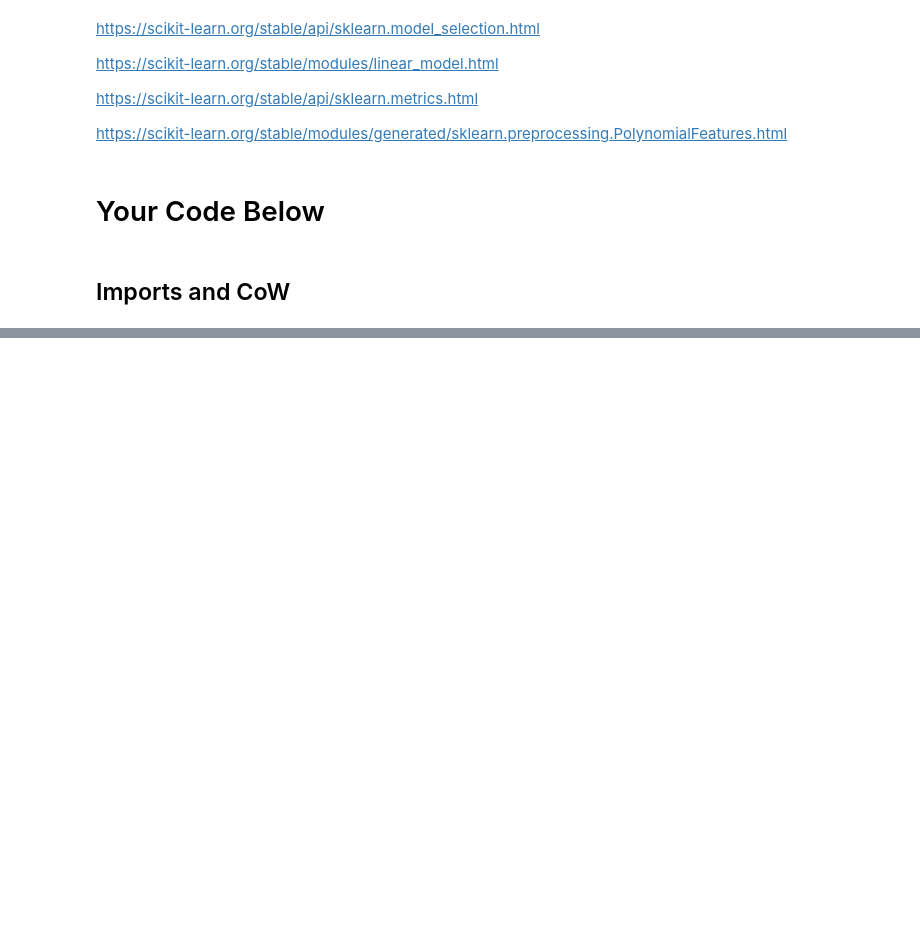
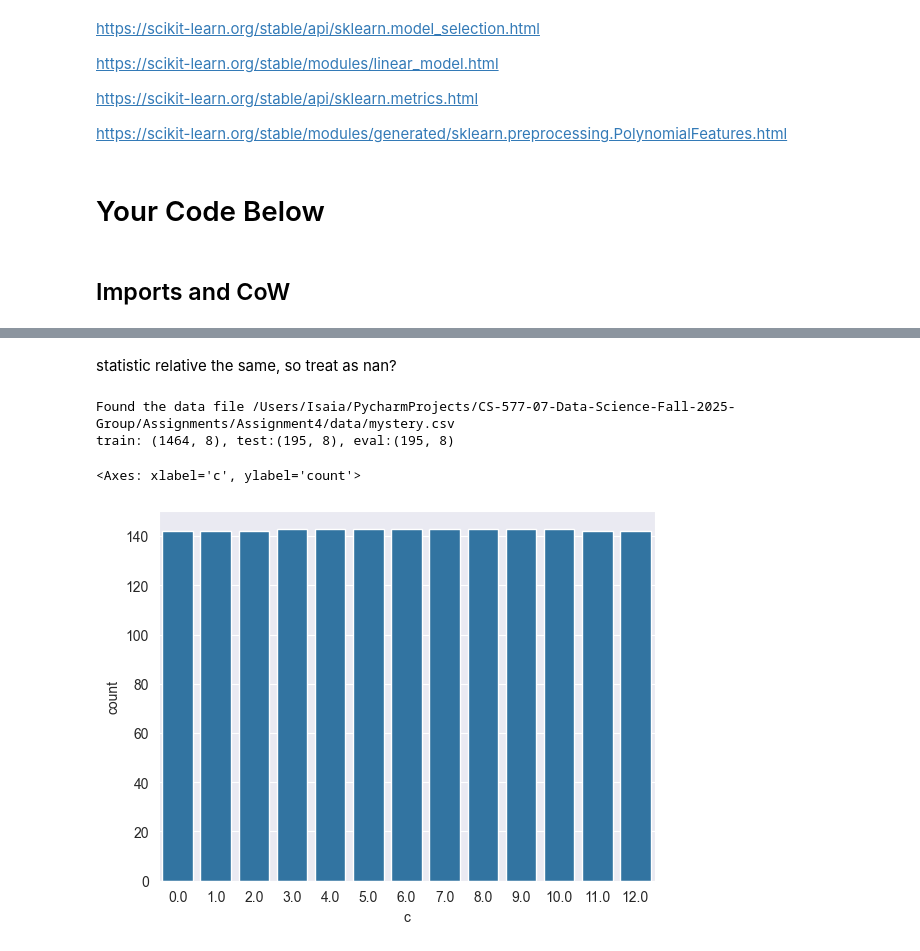
Before and after one commit to ipacheco9311/CS-577-07-Data-Science-Fall-2025-Group, a Jupyter notebook: Assignments/Assignment4/src/assignment4.ipynb, the cells around one changed output, grey strips where cells are left out. Saved outputs shown, nothing was run; the diff lists cells and outputs as text; code cells hidden in the pictures; blank space fills up the shorter version.

```diff
--- a/Assignments/Assignment4/src/assignment4.ipynb
+++ b/Assignments/Assignment4/src/assignment4.ipynb
@@ -61,2 +63,12 @@ You must read in the given data file using relative paths, as shown in previous
 # %%
 # Read in the data file (using relative paths for reproducibility). It should be able to download your notebook, put it in the src folder of my project folder, and run it without changing anything.
+def read_csv(file, **kwargs):
+    cwd = Path.cwd()
+    assignment2 = cwd.parent
+    data = assignment2.joinpath('data')
+    path = data.joinpath(file)
+    if path.exists():
+        print(f'Found the data file {path}')
+    else:
+        raise Exception('Could not find that file', path)
+    return pd.read_csv(path, **kwargs)
@@ -62,0 +148,15 @@ You must read in the given data file using relative paths, as shown in previous
+# %% [markdown]
+statistic relative the same, so treat as nan?
+# %%
+mystery_df = read_csv('mystery.csv', delimiter='|', float_precision='round_trip', na_values=[-999.0])
+mystery_df_train, mystery_df_test = train_test_split(mystery_df[:], train_size=0.79, random_state=seed)
+mystery_df_eval, mystery_df_test = train_test_split(mystery_df_test, test_size=0.5, random_state=seed)
+print(f'train: {mystery_df_train.shape}, test:{mystery_df_test.shape}, eval:{mystery_df_eval.shape}')
+# %% [output]
+Found the data file /Users/Isaia/PycharmProjects/CS-577-07-Data-Science-Fall-2025-Group/Assignments/Assignment4/data/mystery.csv
+train: (1464, 8), test:(195, 8), eval:(195, 8)
+# %%
+sns.barplot(mystery_df['c'].value_counts().reset_index(), x= 'c', y= 'count')
+# %% [output]
+<Axes: xlabel='c', ylabel='count'>
+[figure, added]
```
Also changed, not shown: parts of 17 cells of this notebook.
